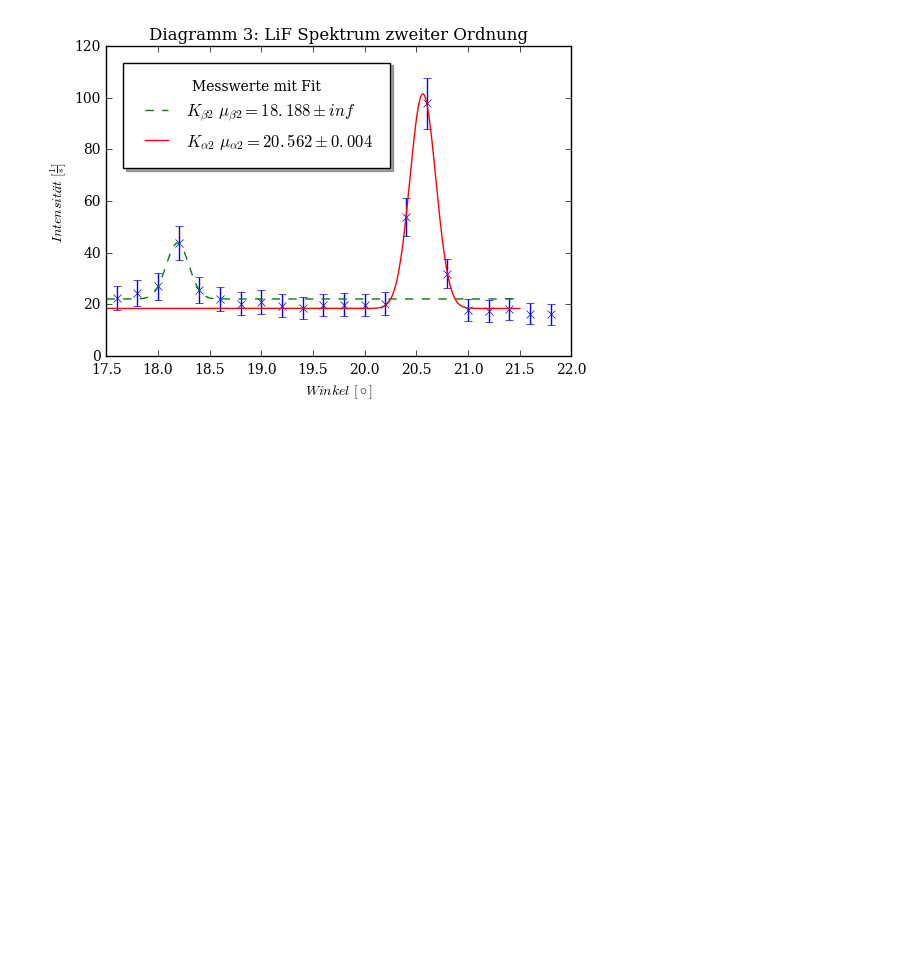
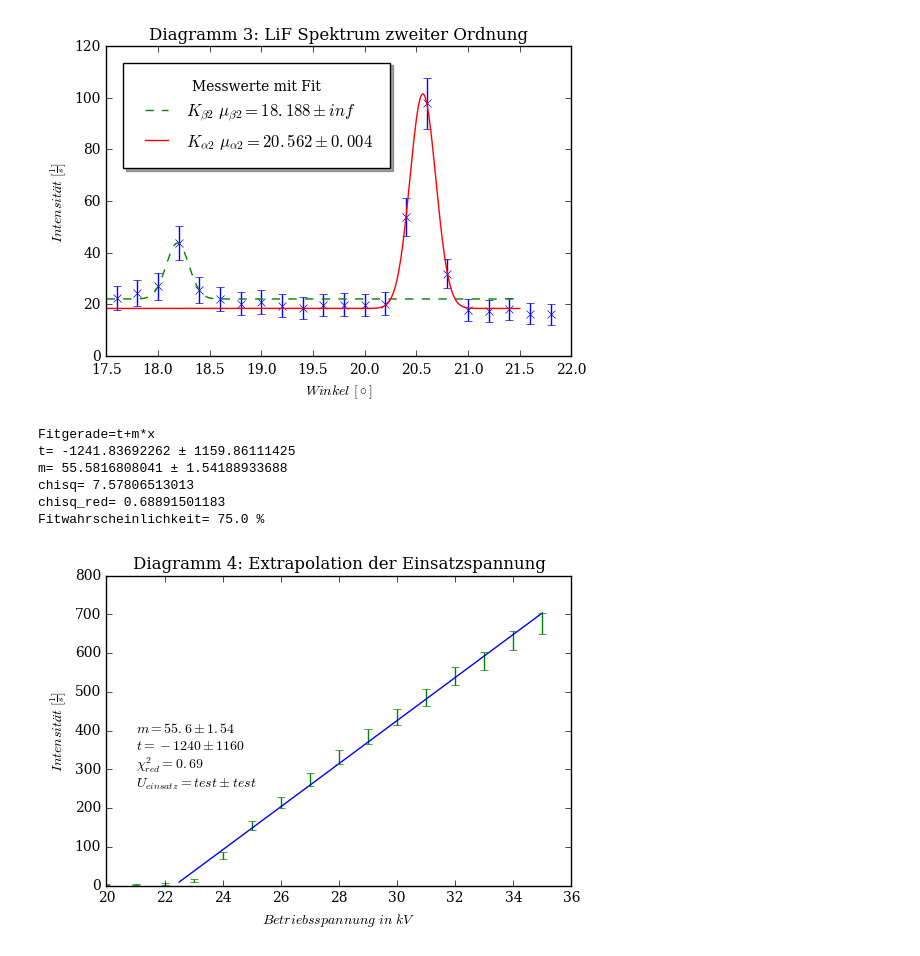
Before and after one commit to woskar/pap2-lab-training, a Jupyter notebook: v255/v255_spektrometer.ipynb, the cells around one changed output. Drawn from its saved outputs; the diff is of its cells as text; code cells hidden in the pictures; blank space fills up the shorter version.

```diff
--- a/v255/v255_spektrometer.ipynb
+++ b/v255/v255_spektrometer.ipynb
@@ -221,3 +221,49 @@ print('chisq4=',chisq4)
 print('chisq4_red=',chisq4_red)
 prob4=round(1-chi2.cdf(chisq4,dof4),2)*100
 print('Fitwahrscheinlichkeit4=',prob4,'%')
+# %%
+#Aufgabe 1c: Einsatzspannung
+
+#Daten einlesen
+U, R = np.loadtxt('tab1.txt', skiprows=1, usecols=(0, 1), unpack=True)
+dR=np.sqrt(R)
+
+#Lineare Fitfunktion
+def linear(x,t,m):
+    return t+m*x
+
+#Fit durchführen
+x=np.linspace(22.5,35,100)
+popt,pcov=curve_fit(linear,U[4:16],R[4:16],sigma=dR[4:16:1])
+
+print('Fitgerade=t+m*x')
+print('t=',popt[0],'±',pcov[0][0])
+print('m=',popt[1],'±',pcov[1][1])
+
+#Güte des Fits ermitteln
+chisq=np.sum((linear(U[4:16],*popt)-R[4:16])**2/dR[4:16]**2)
+dof=11
+chisq_red=chisq/dof
+print('chisq=',chisq)
+print('chisq_red=',chisq_red)
+prob=round(1-chi2.cdf(chisq,dof),2)*100
+print('Fitwahrscheinlichkeit=',prob,'%')
+
+
+plt.text(21,250,"$m=55.6\pm1.54$\n$t=-1240\pm1160$\n$\chi_{red}^{2}=0.69$\n$U_{einsatz}=test \pm test$")
+
+plt.plot(x,linear(x,*popt))
+plt.errorbar(U,R,dR,linestyle='None')
+plt.xlabel('$Betriebsspannung\ in\ kV$')
+plt.ylabel('$Intensität\ [\\frac{1}{s}]$')
+plt.title('Diagramm 4: Extrapolation der Einsatzspannung')
+
+plt.savefig('v255_4.pdf',format='pdf')
+# %% [output]
+Fitgerade=t+m*x
+t= -1241.83692262 ± 1159.86111425
+m= 55.5816808041 ± 1.54188933688
+chisq= 7.57806513013
+chisq_red= 0.68891501183
+Fitwahrscheinlichkeit= 75.0 %
+[figure, added]
```
Also changed, not shown: 2 other files.
